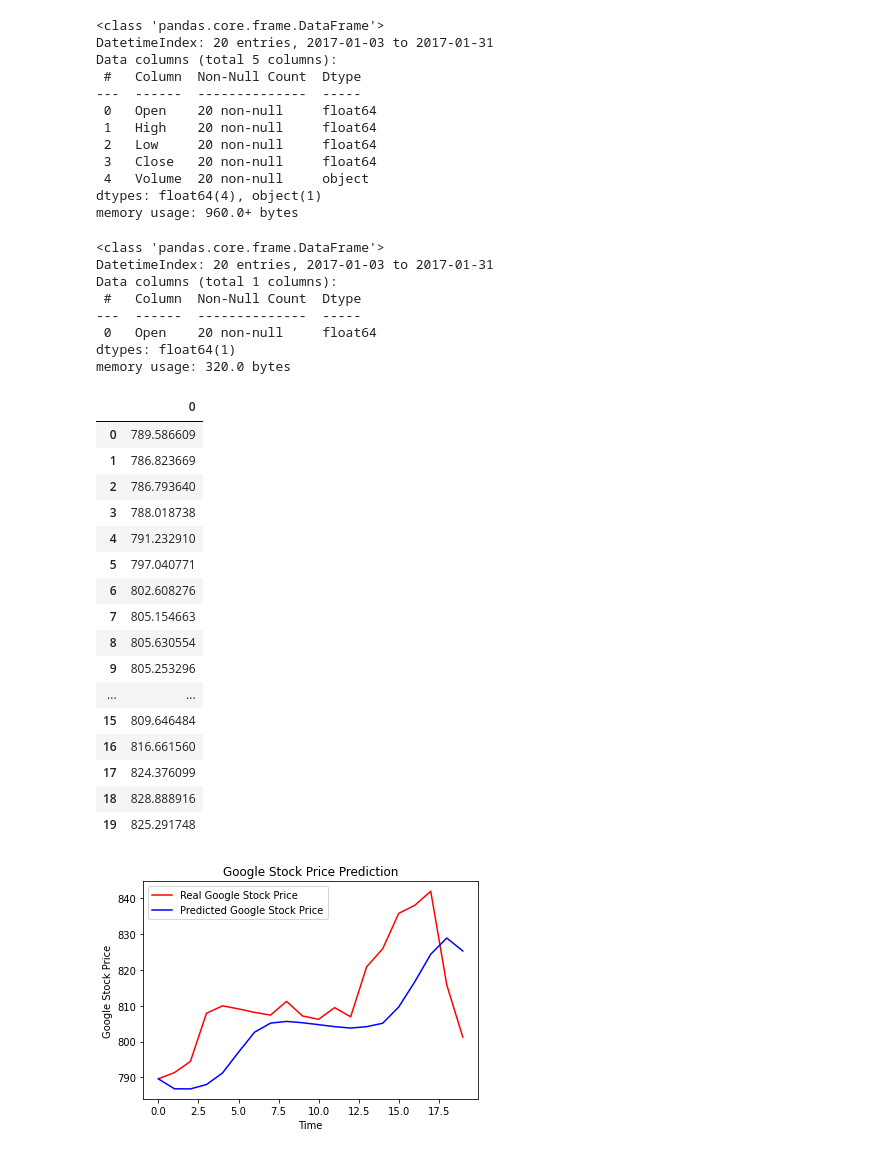
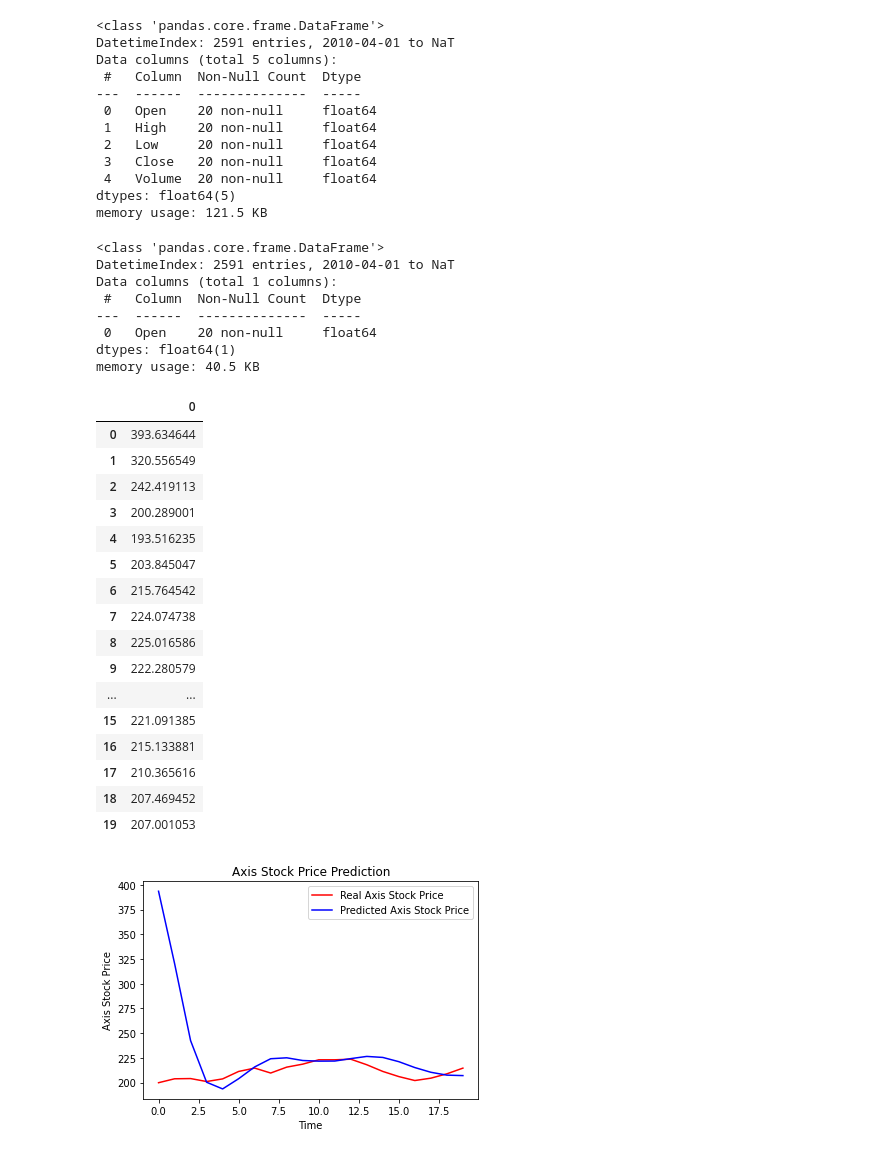
Before and after one commit to thecodelearner/python, a Jupyter notebook: Stock_Market_Google.ipynb, the cells around one changed output. Saved outputs shown, nothing was run; the diff lists cells and outputs as text; code cells hidden in the pictures.

Commit message:
Axis stock prediction

```diff
--- a/Stock_Market_Google.ipynb
+++ b/Stock_Market_Google.ipynb
@@ -7,6 +7,6 @@ import matplotlib.pyplot as plt
 import pandas as pd
 import datetime
 # %%
-dataset = pd.read_csv('/Google_Stock_Price_Train.csv',index_col="Date",parse_dates=True)
+dataset = pd.read_csv('/axis_train.csv',index_col="Date",parse_dates=True)
 # %%
 dataset.head()
@@ -38,0 +47,3 @@ memory usage: 59.0+ KB
+# %%
+# drop na (null) valued rows from dataset.
+dataset = dataset.dropna()
@@ -163,7 +198,7 @@ Epoch 100/100
 # Part 3 - Making the predictions and visualising the results
 
 # Getting the real stock price of 2017
-dataset_test = pd.read_csv('/Google_Stock_Price_Test.csv',index_col="Date", parse_dates=True)
+dataset_test = pd.read_csv('/axis_test.csv',index_col="Date", parse_dates=True)
 # %%
 real_stock_price = dataset_test.iloc[:, 1:2].values
 # print(real_stock_price)
@@ -181,7 +216,7 @@ dataset_test.head()
 dataset_test.info()
 # %% [output]
 <class 'pandas.core.frame.DataFrame'>
-DatetimeIndex: 20 entries, 2017-01-03 to 2017-01-31
+DatetimeIndex: 2591 entries, 2010-04-01 to NaT
 Data columns (total 5 columns):
  #   Column  Non-Null Count  Dtype
 ---  ------  --------------  -----
@@ -189,9 +224,9 @@ Data columns (total 5 columns):
  1   High    20 non-null     float64
  2   Low     20 non-null     float64
  3   Close   20 non-null     float64
- 4   Volume  20 non-null     object
-dtypes: float64(4), object(1)
-memory usage: 960.0+ bytes
+ 4   Volume  20 non-null     float64
+dtypes: float64(5)
+memory usage: 121.5 KB
 # %%
 dataset_test["Volume"] = dataset_test["Volume"].str.replace(',', '').astype(float)
 # %%
@@ -201,11 +236,11 @@ test_set=pd.DataFrame(test_set)
 test_set.info()
 # %% [output]
 <class 'pandas.core.frame.DataFrame'>
-DatetimeIndex: 20 entries, 2017-01-03 to 2017-01-31
+DatetimeIndex: 2591 entries, 2010-04-01 to NaT
 Data columns (total 1 columns):
  #   Column  Non-Null Count  Dtype
 ---  ------  --------------  -----
  0   Open    20 non-null     float64
 dtypes: float64(1)
-memory usage: 320.0 bytes
+memory usage: 40.5 KB
 # %%
@@ -226,31 +261,31 @@ predicted_stock_price=pd.DataFrame(predicted_stock_price)
 predicted_stock_price.head(20)
 # %% [output]
 |  | 0 |
-| 0 | 789.586609 |
-| 1 | 786.823669 |
-| 2 | 786.793640 |
-| 3 | 788.018738 |
-| 4 | 791.232910 |
-| 5 | 797.040771 |
-| 6 | 802.608276 |
-| 7 | 805.154663 |
-| 8 | 805.630554 |
-| 9 | 805.253296 |
+| 0 | 393.634644 |
+| 1 | 320.556549 |
+| 2 | 242.419113 |
+| 3 | 200.289001 |
+| 4 | 193.516235 |
+| 5 | 203.845047 |
+| 6 | 215.764542 |
+| 7 | 224.074738 |
+| 8 | 225.016586 |
+| 9 | 222.280579 |
 | ... | ... |
-| 15 | 809.646484 |
-| 16 | 816.661560 |
-| 17 | 824.376099 |
-| 18 | 828.888916 |
-| 19 | 825.291748 |
+| 15 | 221.091385 |
+| 16 | 215.133881 |
+| 17 | 210.365616 |
+| 18 | 207.469452 |
+| 19 | 207.001053 |
 # %%
 
 # Visualising the results
-plt.plot(real_stock_price, color = 'red', label = 'Real Google Stock Price')
-plt.plot(predicted_stock_price, color = 'blue', label = 'Predicted Google Stock Price')
-plt.title('Google Stock Price Prediction')
+plt.plot(real_stock_price, color = 'red', label = 'Real Axis Stock Price')
+plt.plot(predicted_stock_price, color = 'blue', label = 'Predicted Axis Stock Price')
+plt.title('Axis Stock Price Prediction')
 plt.xlabel('Time')
-plt.ylabel('Google Stock Price')
+plt.ylabel('Axis Stock Price')
 plt.legend()
 plt.show()
 # %% [output]
-[figure, old version]
+[figure, new version]
```
Also changed, not shown: parts of 15 cells of this notebook.
